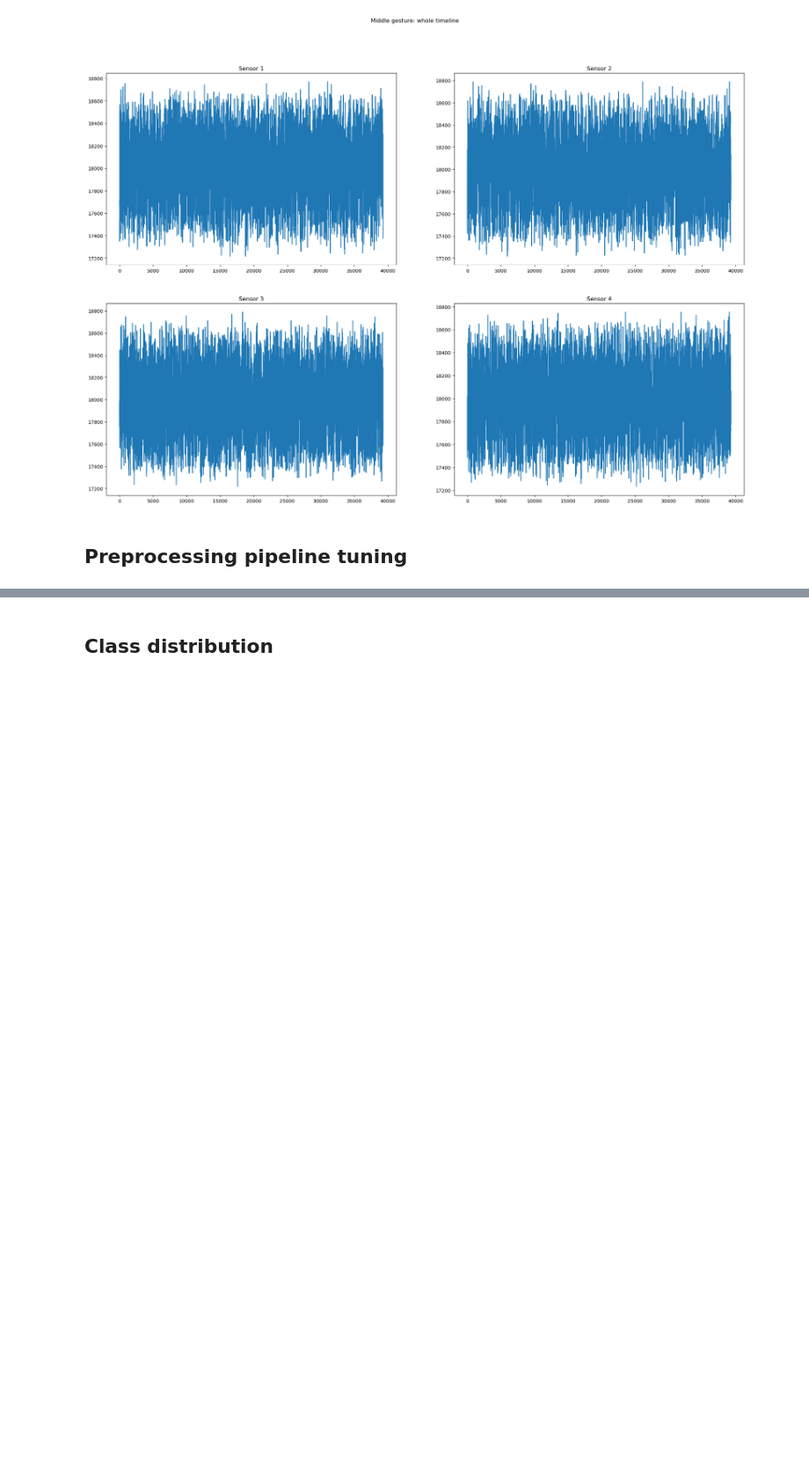
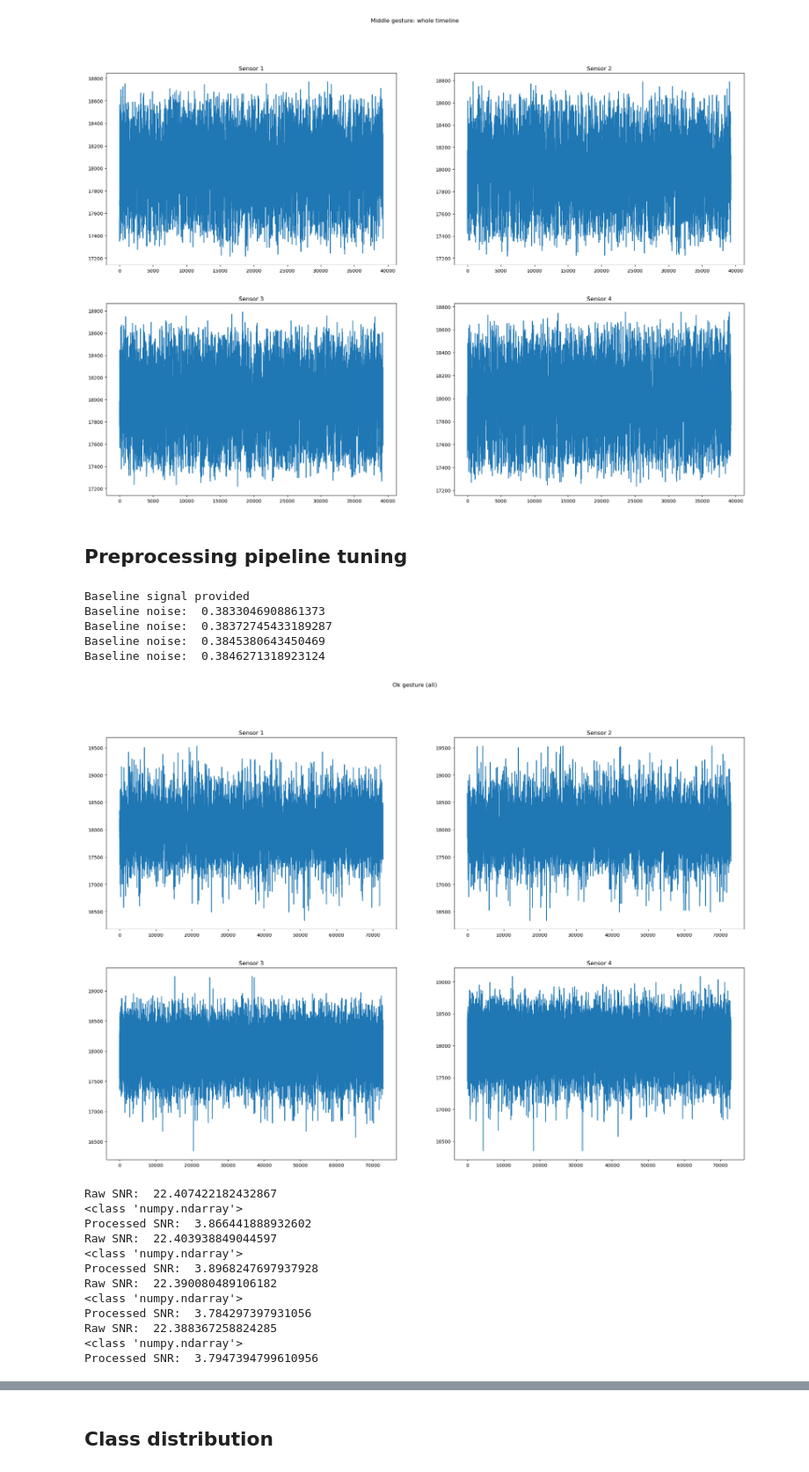
Before and after one commit to Incomprehensible/Real-Time-Gesture-Control-System-for-Precision-Control, a Jupyter notebook: training/scripts/hand-gesture-recognition_pipeline_tuning.ipynb, the cells around one changed output, grey strips where cells are left out. Shown at 88% size. Cells and saved outputs as stored; diff of their text form; code cells hidden in the pictures; blank space fills up the shorter version.

```diff
--- a/training/scripts/hand-gesture-recognition_pipeline_tuning.ipynb
+++ b/training/scripts/hand-gesture-recognition_pipeline_tuning.ipynb
@@ -417,36 +435,54 @@ def plot_all_signals(preprocessor, all_data, title, filter=False):
 # index = 3
 # raw_signal = fist_df.iloc[index, :-1].values
 # plot_signal(raw_signal, row_index=index, title='Fist gesture')
 # preprocessor = EMG_preprocessor(lf, hf, fs, trim, bandpass_order, outlier_rejection_stds, neutral_df.values, filter_type='band', library='scipy')
 # proc_data = preprocessor.preprocess(raw_signal)
 # plot_signal(proc_data, row_index=index, title='Fist gesture (processed)')
 
 # preprocessor = EMG_preprocessor(lf, hf, fs, trim, bandpass_order, outlier_rejection_stds, neutral_df.iloc[:, :-1].values, filter_type='highlow', library='scipy')
 # raw_signal = fist_df.iloc[:, :-1].values
 # plot_all_signals(preprocessor, raw_signal, title='Fist gesture (all)', filter=False)
 # plot_all_signals(preprocessor, raw_signal, title='Fist gesture (all processed)', filter=True)
 # preprocessor = EMG_preprocessor(lf, hf, fs, trim, bandpass_order, outlier_rejection_stds, neutral_df.iloc[:, :-1].values, filter_type='band', library='scipy')
 # raw_signal = fist_df.iloc[:, :-1].values
 # plot_all_signals(preprocessor, raw_signal, title='Fist gesture (all)', filter=False)
 # plot_all_signals(preprocessor, raw_signal, title='Fist gesture (all processed)', filter=True)
 
-preprocessor = EMG_preprocessor(lf, hf, fs, trim, bandpass_order, outlier_rejection_stds, baseline_df.values, filter_type='highlow', library='libemg')
-raw_signal = ok_df.values
-print(raw_signal[:10])
-plot_all_signals(preprocessor, raw_signal, title='Ok gesture (all)', filter=False)
-plot_all_signals(preprocessor, raw_signal, title='Ok gesture (all processed)', filter=True)
+# preprocessor = EMG_preprocessor(lf, hf, fs, trim, bandpass_order, outlier_rejection_stds, baseline_array.flatten(), filter_type='highlow', library='libemg')
+# raw_signal = ok_df.values
+# plot_all_signals(preprocessor, raw_signal, title='Ok gesture (all)', filter=False)
+# plot_all_signals(preprocessor, raw_signal, title='Ok gesture (all processed)', filter=True)
 
-preprocessor = EMG_preprocessor(lf, hf, fs, trim, bandpass_order, outlier_rejection_stds, baseline_df.values, filter_type='band', library='libemg')
+preprocessor = EMG_preprocessor(lf, hf, fs, trim, bandpass_order, outlier_rejection_stds, baseline_array.flatten(), filter_type='band', library='libemg')
 raw_signal = ok_df.values
 plot_all_signals(preprocessor, raw_signal, title='Ok gesture (all)', filter=False)
 plot_all_signals(preprocessor, raw_signal, title='Ok gesture (all processed)', filter=True)
 
 # # preprocessor = EMG_preprocessor(lf, hf, fs, trim, bandpass_order, outlier_rejection_stds, neutral_df.iloc[:, :-1].values, filter_type='highlow', library='libemg')
 # raw_signal = fist_df.iloc[:, :-1].values
 # plot_all_signals(preprocessor, raw_signal, title='Fist gesture (all)', filter=False)
 # plot_all_signals(preprocessor, raw_signal, title='Fist gesture (all processed)', filter=True)
 
 # preprocessor = EMG_preprocessor(lf, hf, fs, trim, bandpass_order, outlier_rejection_stds, neutral_df.iloc[:, :-1].values, filter_type='band', library='libemg')
 # raw_signal = fist_df.iloc[:, :-1].values
 # plot_all_signals(preprocessor, raw_signal, title='Fist gesture (all)', filter=False)
 # plot_all_signals(preprocessor, raw_signal, title='Fist gesture (all processed)', filter=True)
+# %% [output]
+Baseline signal provided
+Baseline noise:  0.3833046908861373
+Baseline noise:  0.38372745433189287
+Baseline noise:  0.3845380643450469
+Baseline noise:  0.3846271318923124
+[figure, added]
+Raw SNR:  22.407422182432867
+<class 'numpy.ndarray'>
+Processed SNR:  3.866441888932602
+Raw SNR:  22.403938849044597
+<class 'numpy.ndarray'>
+Processed SNR:  3.8968247697937928
+Raw SNR:  22.390080489106182
+<class 'numpy.ndarray'>
+Processed SNR:  3.784297397931056
+Raw SNR:  22.388367258824285
+<class 'numpy.ndarray'>
+Processed SNR:  3.7947394799610956
```
Also changed, not shown: parts of 36 cells of this notebook.
